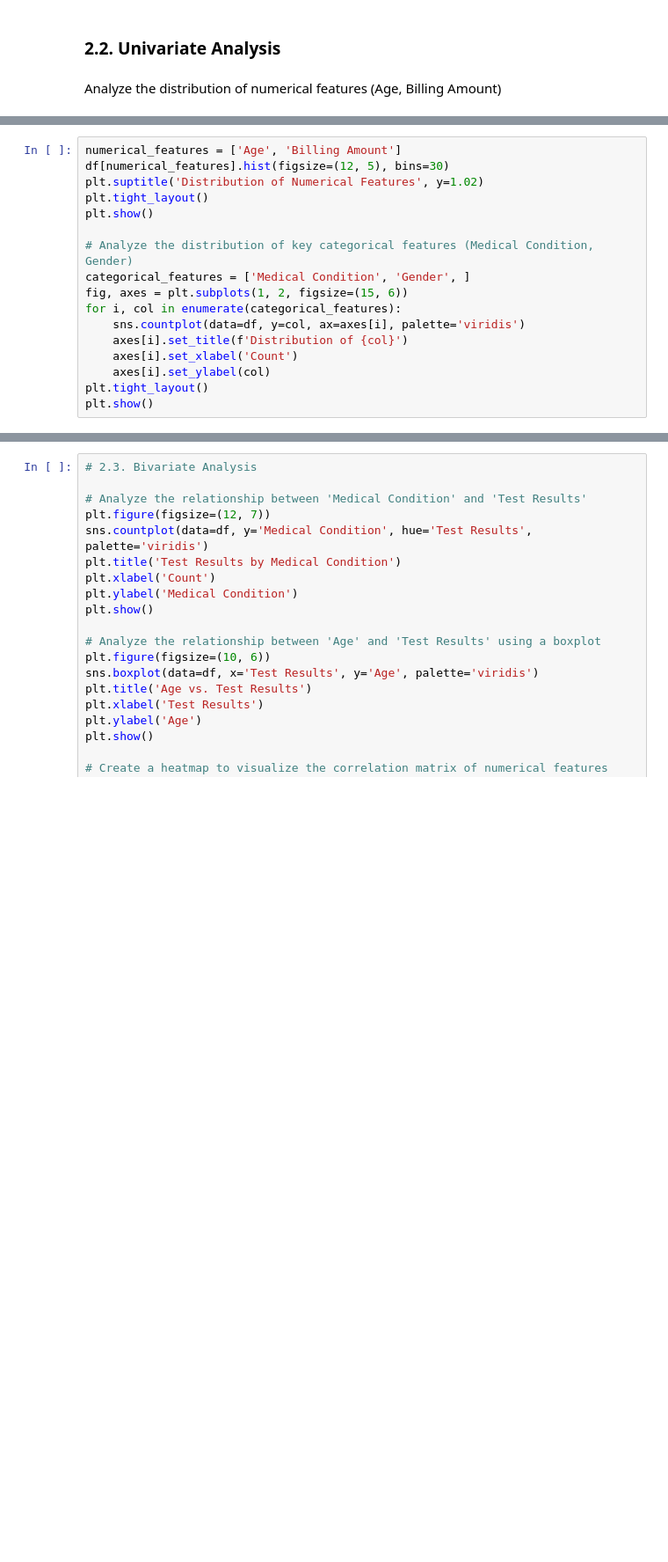
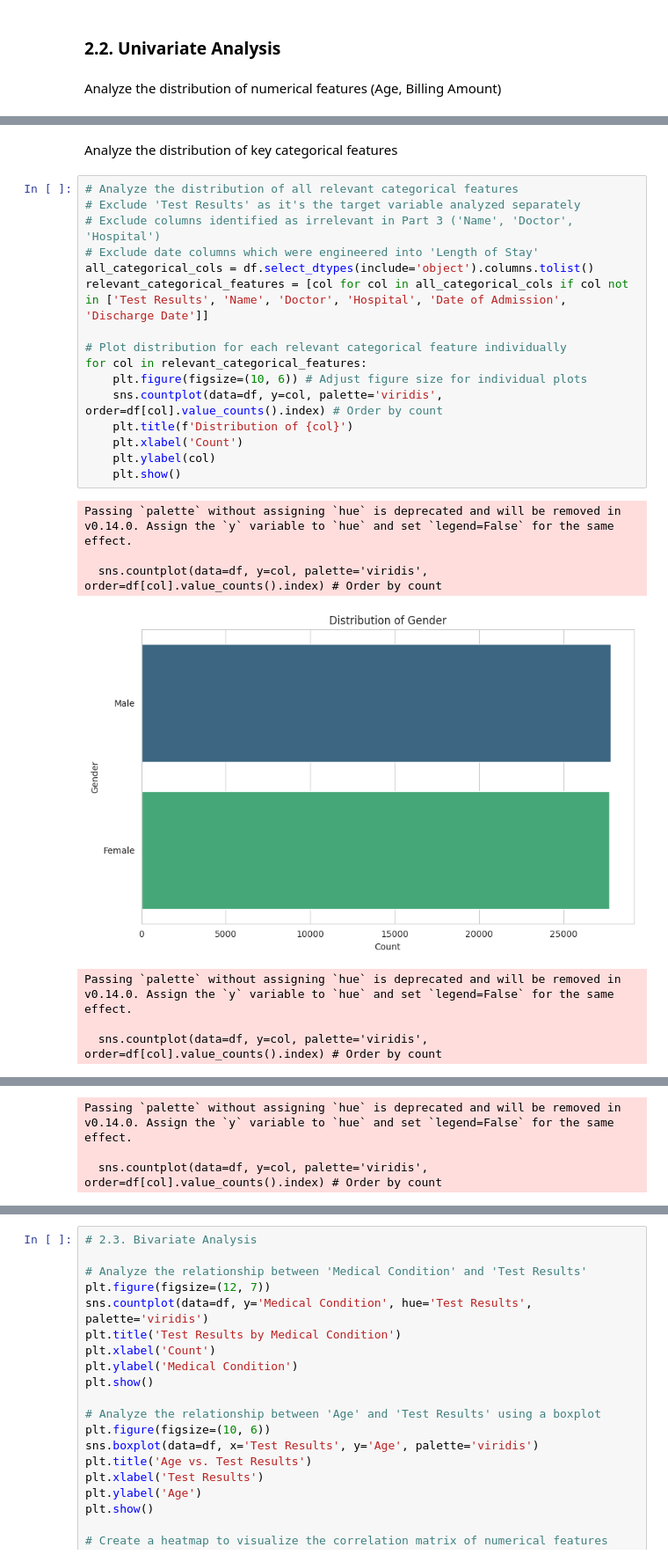
Before and after one commit to LatiefDataVisionary/healthcare-test-results-prediction, a Jupyter notebook: notebooks/notebook.ipynb, the cells around one changed output, grey strips where cells are left out. Shown: that part at 88% size. Drawn from its saved outputs; the diff is of its cells as text; blank space fills up the shorter version.

```diff
--- a/notebooks/notebook.ipynb
+++ b/notebooks/notebook.ipynb
@@ -214,17 +235,26 @@ plt.show()
-# %%
-numerical_features = ['Age', 'Billing Amount']
-df[numerical_features].hist(figsize=(12, 5), bins=30)
-plt.suptitle('Distribution of Numerical Features', y=1.02)
-plt.tight_layout()
-plt.show()
-
-# Analyze the distribution of key categorical features (Medical Condition, Gender)
-categorical_features = ['Medical Condition', 'Gender', ]
-fig, axes = plt.subplots(1, 2, figsize=(15, 6))
-for i, col in enumerate(categorical_features):
-    sns.countplot(data=df, y=col, ax=axes[i], palette='viridis')
-    axes[i].set_title(f'Distribution of {col}')
-    axes[i].set_xlabel('Count')
-    axes[i].set_ylabel(col)
-plt.tight_layout()
-plt.show()
+# %% [markdown]
+Analyze the distribution of key categorical features
+# %%
+# Analyze the distribution of all relevant categorical features
+# Exclude 'Test Results' as it's the target variable analyzed separately
+# Exclude columns identified as irrelevant in Part 3 ('Name', 'Doctor', 'Hospital')
+# Exclude date columns which were engineered into 'Length of Stay'
+all_categorical_cols = df.select_dtypes(include='object').columns.tolist()
+relevant_categorical_features = [col for col in all_categorical_cols if col not in ['Test Results', 'Name', 'Doctor', 'Hospital', 'Date of Admission', 'Discharge Date']]
+
+# Plot distribution for each relevant categorical feature individually
+for col in relevant_categorical_features:
+    plt.figure(figsize=(10, 6)) # Adjust figure size for individual plots
+    sns.countplot(data=df, y=col, palette='viridis', order=df[col].value_counts().index) # Order by count
+    plt.title(f'Distribution of {col}')
+    plt.xlabel('Count')
+    plt.ylabel(col)
+    plt.show()
+# %% [output]
+Passing `palette` without assigning `hue` is deprecated and will be removed in v0.14.0. Assign the `y` variable to `hue` and set `legend=False` for the same effect.
+
+  sns.countplot(data=df, y=col, palette='viridis', order=df[col].value_counts().index) # Order by count
+[figure, added]
+Passing `palette` without assigning `hue` is deprecated and will be removed in v0.14.0. Assign the `y` variable to `hue` and set `legend=False` for the same effect.
+
+  sns.countplot(data=df, y=col, palette='viridis', order=df[col].value_counts().index) # Order by count
@@ -230,0 +262,3 @@ plt.show()
+Passing `palette` without assigning `hue` is deprecated and will be removed in v0.14.0. Assign the `y` variable to `hue` and set `legend=False` for the same effect.
+
+  sns.countplot(data=df, y=col, palette='viridis', order=df[col].value_counts().index) # Order by count
```
Also changed, not shown: parts of 6 cells of this notebook.
